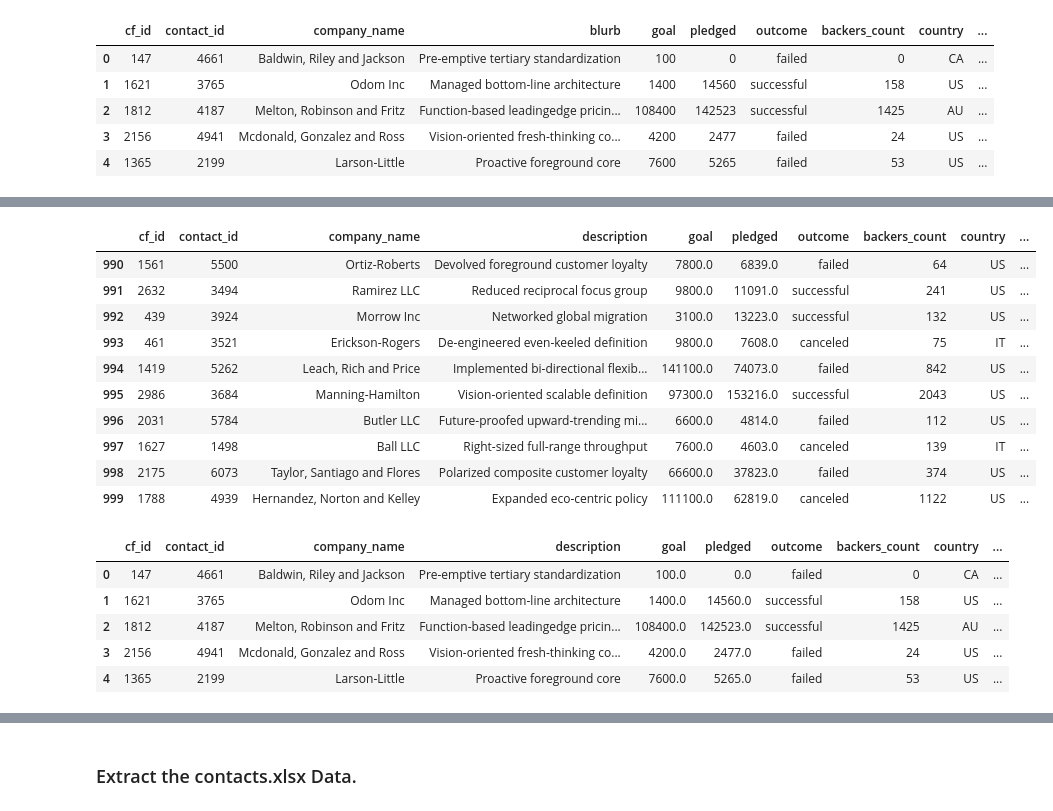
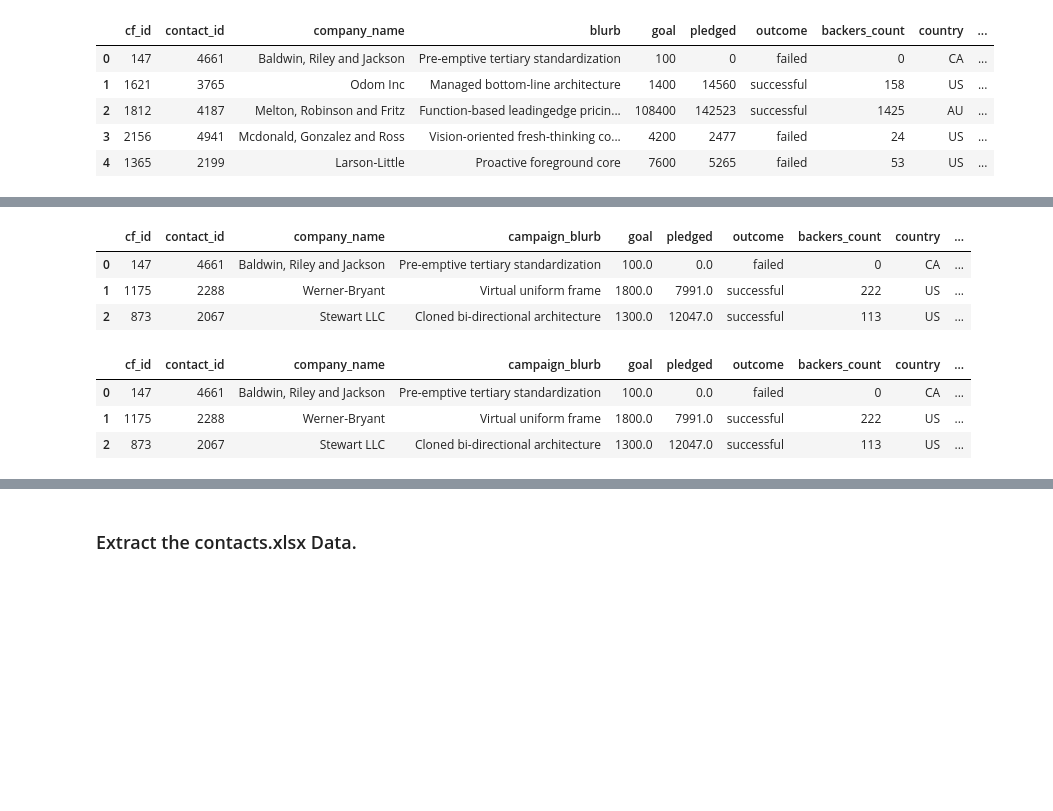
Before and after one commit to VickyL86/Crowdfunding_ETL_Project2, a Jupyter notebook: ETL_Mini_Project_Starter_Code.ipynb, the cells around one changed output, grey strips where cells are left out. Cells and saved outputs as stored; diff of their text form; code cells hidden in the pictures; blank space fills up the shorter version.

```diff
--- a/ETL_Mini_Project_Starter_Code.ipynb
+++ b/ETL_Mini_Project_Starter_Code.ipynb
@@ -198,4 +217,6 @@ campaign_df.head()
 | 4 | 1365 | 2199 | Larson-Little | Proactive foreground core | 7600 | 5265 | failed | 53 | US | ... |
 # %%
 # Rename the blurb, launched_at, and deadline columns.
+campaign_df = campaign_df.rename(columns={"blurb": "campaign_blurb", "launched_at": "campaign_launched_at", "deadline": "campaign_deadline"})
+campaign_df.head()
 # %% [output]
@@ -207,4 +228,6 @@ campaign_df.head()
 | 4 | 1365 | 2199 | Larson-Little | Proactive foreground core | 7600 | 5265 | failed | 53 | US | ... |
 # %%
 # Convert the goal and pledged columns to a `float` data type.
+campaign_df = campaign_df.astype({"goal": float, "pledged": float})
+campaign_df.head()
 # %% [output]
@@ -238,4 +263,5 @@ dtype: object
 # %%
 # Format the launched_date and end_date columns to datetime format
 from datetime import datetime as dt
+campaign_df = pd.to.datetime(campaign_df['campaign_launched_at'], format='%Y-%m-%d %H:%M:%S')
 # %% [output]
@@ -248,30 +269,24 @@ from datetime import datetime as dt
 # %%
 # Merge the campaign_df with the category_df on the "category" column and
 # the subcategory_df on the "subcategory" column.
+merged_campaign_category_df = pd.merge(campaign_df, category_df, on='category', how='inner')
 
-
-campaign_merged_df.tail(10)
+merged_campaign_category_df = pd.merge(merged_campaign_category_df, subcategory_df, on='subcategory', how='inner')
+merged_campaign_category_df.head(3)
 # %% [output]
-|  | cf_id | contact_id | company_name | description | goal | pledged | outcome | backers_count | country | ... |
-| 990 | 1561 | 5500 | Ortiz-Roberts | Devolved foreground customer loyalty | 7800.0 | 6839.0 | failed | 64 | US | ... |
-| 991 | 2632 | 3494 | Ramirez LLC | Reduced reciprocal focus group | 9800.0 | 11091.0 | successful | 241 | US | ... |
-| 992 | 439 | 3924 | Morrow Inc | Networked global migration | 3100.0 | 13223.0 | successful | 132 | US | ... |
-| 993 | 461 | 3521 | Erickson-Rogers | De-engineered even-keeled definition | 9800.0 | 7608.0 | canceled | 75 | IT | ... |
-| 994 | 1419 | 5262 | Leach, Rich and Price | Implemented bi-directional flexib... | 141100.0 | 74073.0 | failed | 842 | US | ... |
-| 995 | 2986 | 3684 | Manning-Hamilton | Vision-oriented scalable definition | 97300.0 | 153216.0 | successful | 2043 | US | ... |
-| 996 | 2031 | 5784 | Butler LLC | Future-proofed upward-trending mi... | 6600.0 | 4814.0 | failed | 112 | US | ... |
-| 997 | 1627 | 1498 | Ball LLC | Right-sized full-range throughput | 7600.0 | 4603.0 | canceled | 139 | IT | ... |
-| 998 | 2175 | 6073 | Taylor, Santiago and Flores | Polarized composite customer loyalty | 66600.0 | 37823.0 | failed | 374 | US | ... |
-| 999 | 1788 | 4939 | Hernandez, Norton and Kelley | Expanded eco-centric policy | 111100.0 | 62819.0 | canceled | 1122 | US | ... |
+|  | cf_id | contact_id | company_name | campaign_blurb | goal | pledged | outcome | backers_count | country | ... |
+| 0 | 147 | 4661 | Baldwin, Riley and Jackson | Pre-emptive tertiary standardization | 100.0 | 0.0 | failed | 0 | CA | ... |
+| 1 | 1175 | 2288 | Werner-Bryant | Virtual uniform frame | 1800.0 | 7991.0 | successful | 222 | US | ... |
+| 2 | 873 | 2067 | Stewart LLC | Cloned bi-directional architecture | 1300.0 | 12047.0 | successful | 113 | US | ... |
 # %%
 # Drop unwanted columns
+merged_campaign_category_df = merged_campaign_category_df.drop(columns=['staff_pick', 'spotlight'])
+merged_campaign_category_df.head(3)
 # %% [output]
-|  | cf_id | contact_id | company_name | description | goal | pledged | outcome | backers_count | country | ... |
+|  | cf_id | contact_id | company_name | campaign_blurb | goal | pledged | outcome | backers_count | country | ... |
 | 0 | 147 | 4661 | Baldwin, Riley and Jackson | Pre-emptive tertiary standardization | 100.0 | 0.0 | failed | 0 | CA | ... |
-| 1 | 1621 | 3765 | Odom Inc | Managed bottom-line architecture | 1400.0 | 14560.0 | successful | 158 | US | ... |
-| 2 | 1812 | 4187 | Melton, Robinson and Fritz | Function-based leadingedge pricin... | 108400.0 | 142523.0 | successful | 1425 | AU | ... |
-| 3 | 2156 | 4941 | Mcdonald, Gonzalez and Ross | Vision-oriented fresh-thinking co... | 4200.0 | 2477.0 | failed | 24 | US | ... |
-| 4 | 1365 | 2199 | Larson-Little | Proactive foreground core | 7600.0 | 5265.0 | failed | 53 | US | ... |
+| 1 | 1175 | 2288 | Werner-Bryant | Virtual uniform frame | 1800.0 | 7991.0 | successful | 222 | US | ... |
+| 2 | 873 | 2067 | Stewart LLC | Cloned bi-directional architecture | 1300.0 | 12047.0 | successful | 113 | US | ... |
 # %%
 # Export the DataFrame as a CSV file.
 campaign_cleaned.to_csv("Resources/campaign.csv", index=False)
```
Also changed, not shown: parts of 9 cells of this notebook.
